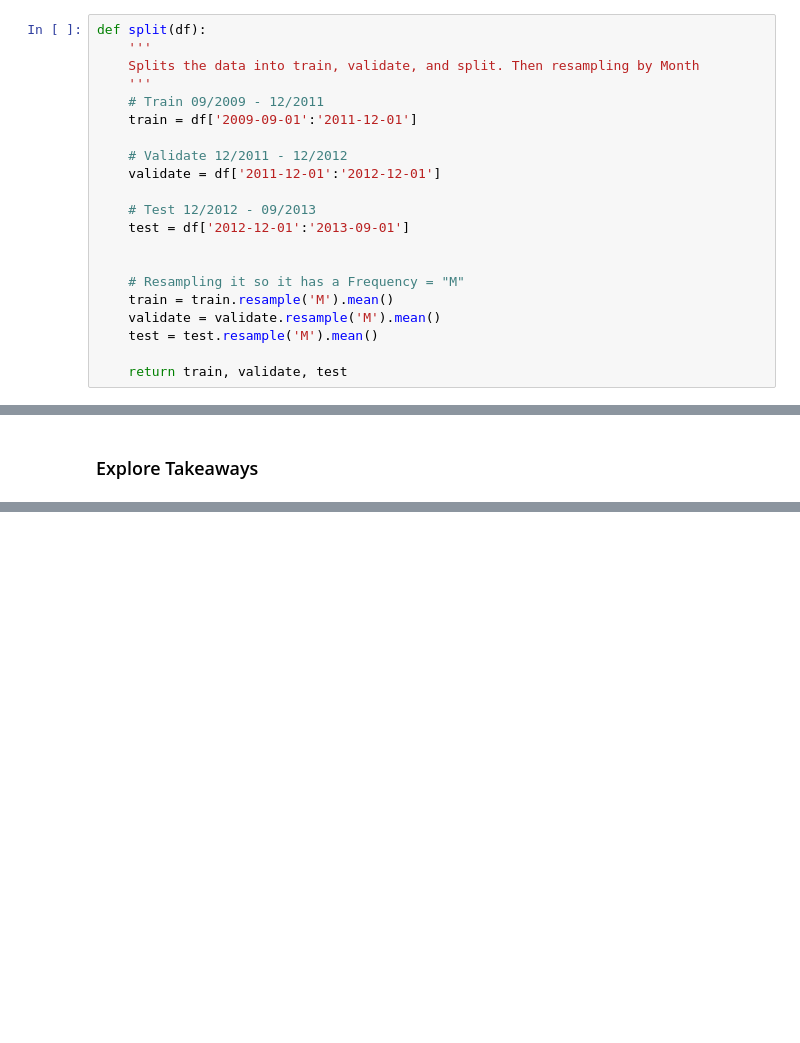
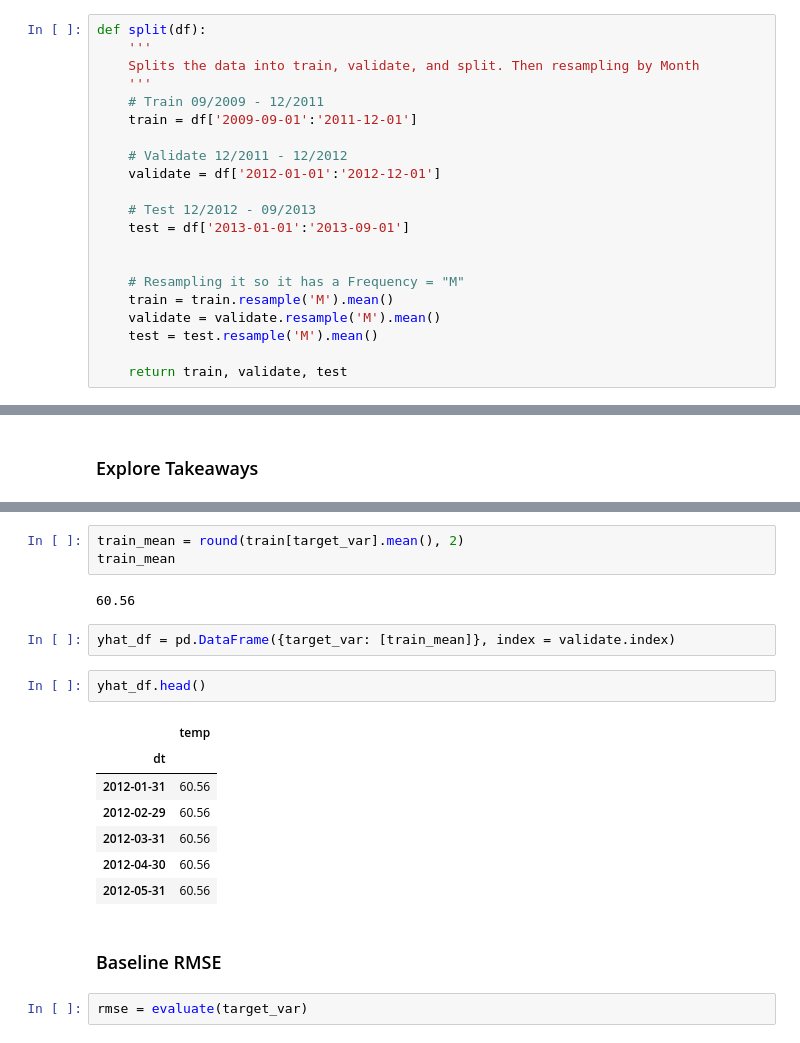
Before and after one commit to joshuamchavez2/time-series-analysis, a Jupyter notebook: final.ipynb, the cells around one changed output, grey strips where cells are left out. Saved outputs shown, nothing was run; the diff lists cells and outputs as text; blank space fills up the shorter version.

```diff
--- a/final.ipynb
+++ b/final.ipynb
@@ -67,10 +67,10 @@ def split(df):
     train = df['2009-09-01':'2011-12-01']
 
     # Validate 12/2011 - 12/2012
-    validate = df['2011-12-01':'2012-12-01']
+    validate = df['2012-01-01':'2012-12-01']
 
     # Test 12/2012 - 09/2013
-    test = df['2012-12-01':'2013-09-01']
+    test = df['2013-01-01':'2013-09-01']
 
 
     # Resampling it so it has a Frequency = "M"
@@ -287,0 +356,21 @@ Name: 17, dtype: object
+# %%
+train_mean = round(train[target_var].mean(), 2)
+train_mean
+# %% [output]
+60.56
+# %%
+yhat_df = pd.DataFrame({target_var: [train_mean]}, index = validate.index)
+# %%
+yhat_df.head()
+# %% [output]
+|  | temp |
+| dt |  |
+| 2012-01-31 | 60.56 |
+| 2012-02-29 | 60.56 |
+| 2012-03-31 | 60.56 |
+| 2012-04-30 | 60.56 |
+| 2012-05-31 | 60.56 |
+# %% [markdown]
+### Baseline RMSE
+# %%
+rmse = evaluate(target_var)
```
Also changed, not shown: parts of 18 cells of this notebook.
